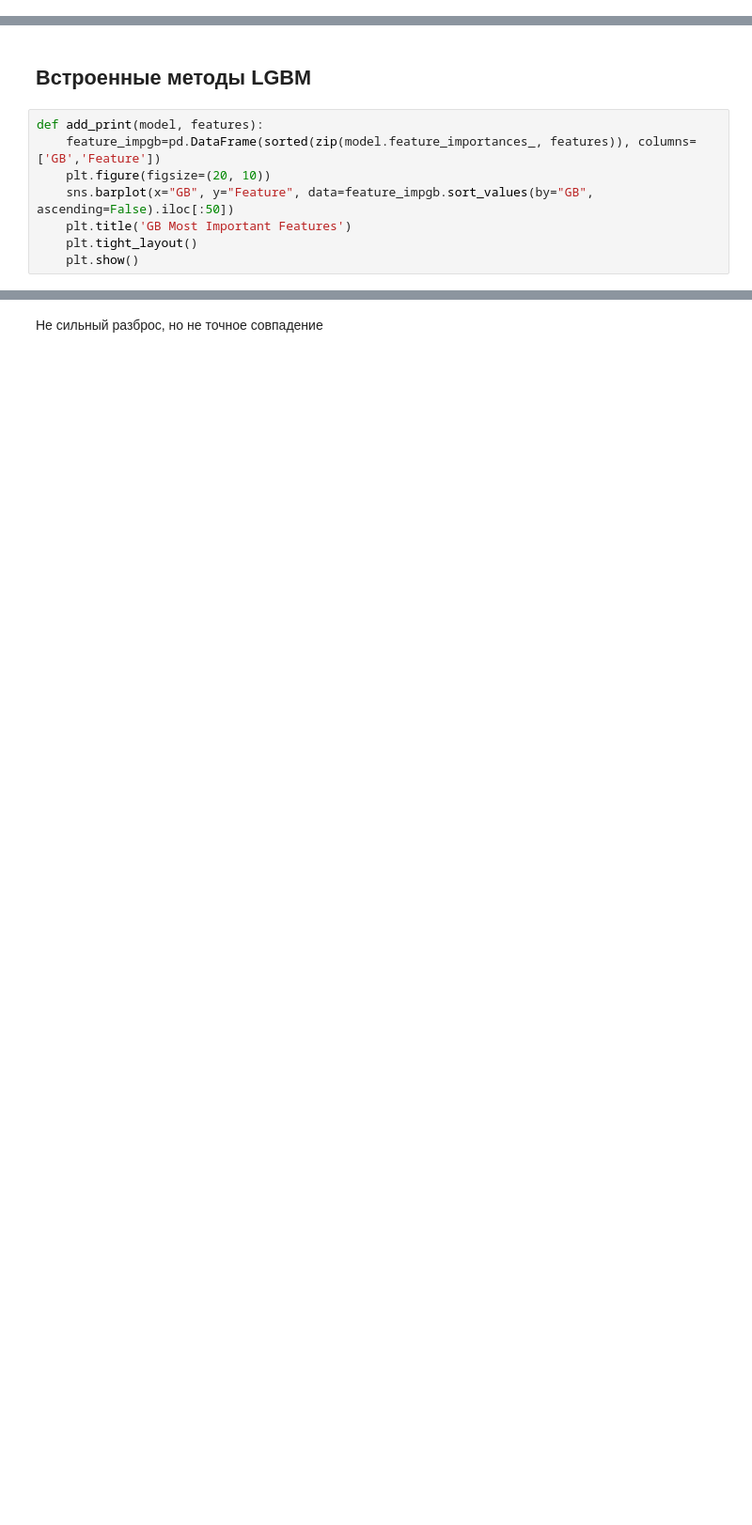
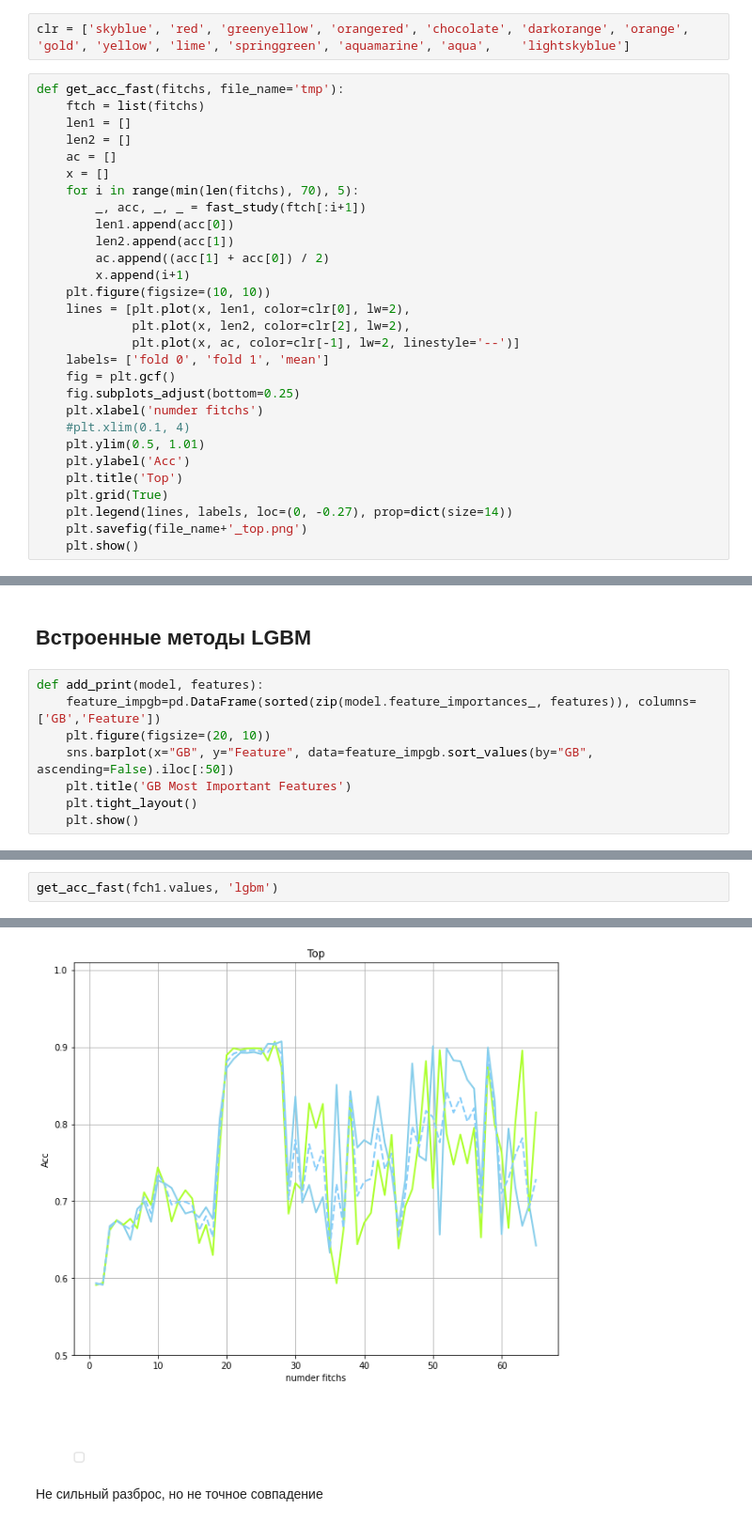
Before and after one commit to NadezhdaMalysheva/Scientific-work, a Jupyter notebook: S-G-Q_DESI+PanSTARRS+SDSS+WISE+J_UHS/Feature selection.ipynb, the cells around one changed output, grey strips where cells are left out. Shown at 94% size. Cells and saved outputs as stored; diff of their text form; blank space fills up the shorter version.

```diff
--- a/S-G-Q_DESI+PanSTARRS+SDSS+WISE+J_UHS/Feature selection.ipynb
+++ b/S-G-Q_DESI+PanSTARRS+SDSS+WISE+J_UHS/Feature selection.ipynb
@@ -656,3 +855,34 @@ import plotly.tools as tls
+# %%
+clr = ['skyblue', 'red', 'greenyellow', 'orangered', 'chocolate', 'darkorange', 'orange', 'gold', 'yellow', 'lime', 'springgreen', 'aquamarine', 'aqua',    'lightskyblue']
+# %%
+def get_acc_fast(fitchs, file_name='tmp'):
+    ftch = list(fitchs)
+    len1 = []
+    len2 = []
+    ac = []
+    x = []
+    for i in range(min(len(fitchs), 70), 5):
+        _, acc, _, _ = fast_study(ftch[:i+1])
+        len1.append(acc[0])
+        len2.append(acc[1])
+        ac.append((acc[1] + acc[0]) / 2)
+        x.append(i+1)
+    plt.figure(figsize=(10, 10))
+    lines = [plt.plot(x, len1, color=clr[0], lw=2),
+             plt.plot(x, len2, color=clr[2], lw=2),
+             plt.plot(x, ac, color=clr[-1], lw=2, linestyle='--')]
+    labels= ['fold 0', 'fold 1', 'mean']
+    fig = plt.gcf()
+    fig.subplots_adjust(bottom=0.25)
+    plt.xlabel('numder fitchs')
+    #plt.xlim(0.1, 4)
+    plt.ylim(0.5, 1.01)
+    plt.ylabel('Acc')
+    plt.title('Top')
+    plt.grid(True)
+    plt.legend(lines, labels, loc=(0, -0.27), prop=dict(size=14))
+    plt.savefig(file_name+'_top.png')
+    plt.show()
 # %%
 def print_feature(model, data, ax=None):
     import matplotlib.pyplot as plt
@@ -684,0 +957,3 @@ print_feature(model2, f[data][overview], ax2)
+# %%
+get_acc_fast(fch1.values, 'lgbm')
+# %% [output]
@@ -685,2 +986,3 @@ print_feature(model2, f[data][overview], ax2)
+[figure, added]
 # %% [markdown]
 Не сильный разброс, но не точное совпадение
```
Also changed, not shown: parts of 35 cells of this notebook, 1 other file.
